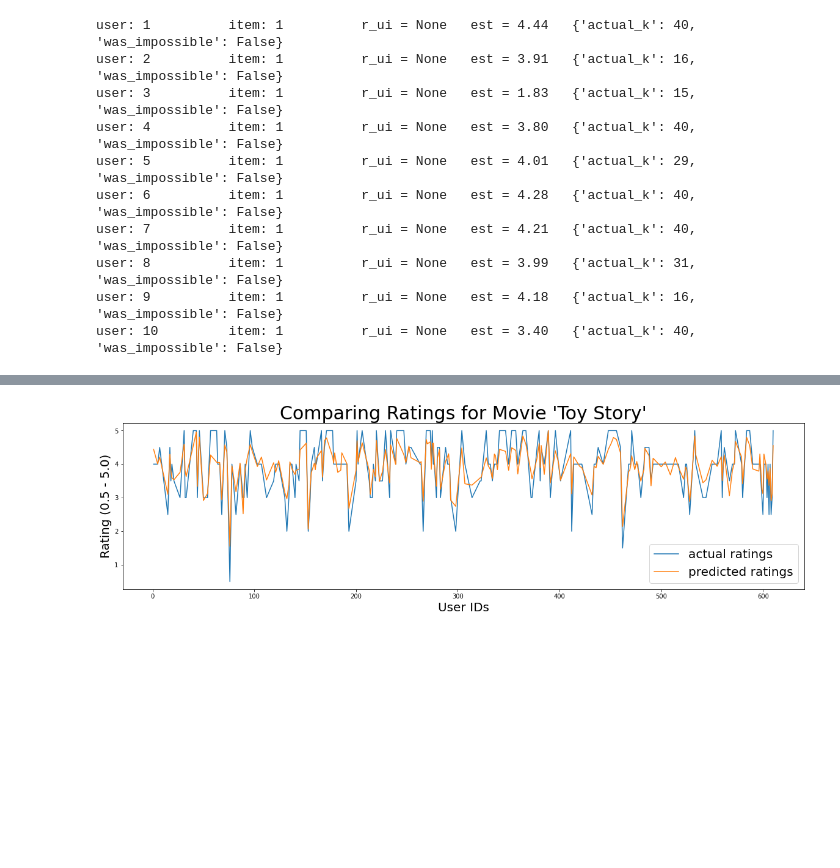
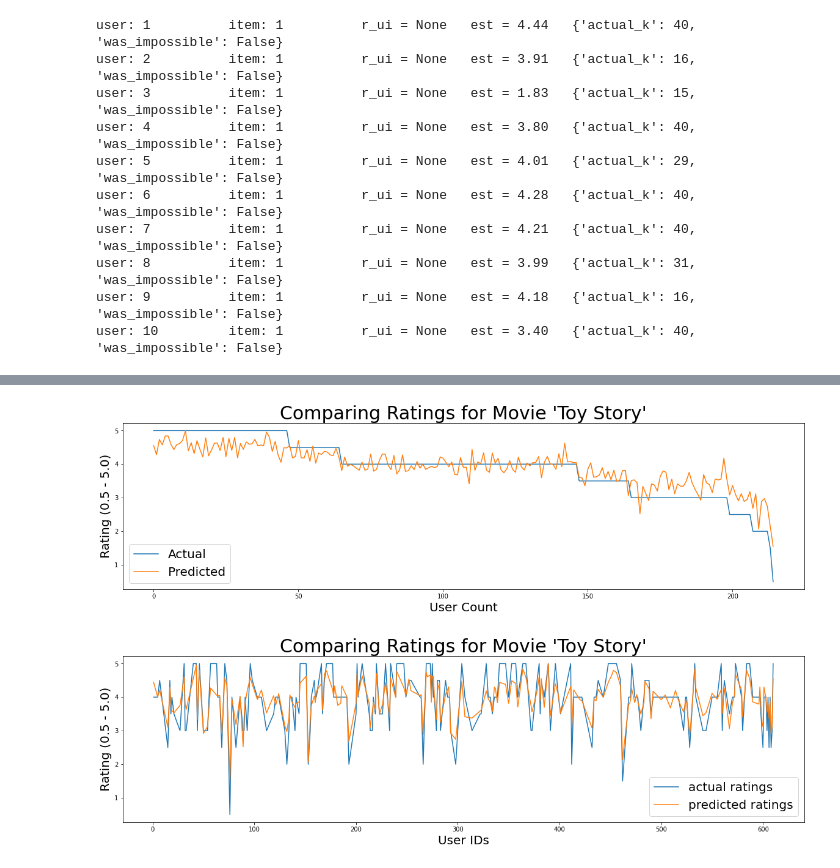
Before and after one commit to flux511/recommender-system-capstone, a Jupyter notebook: notebooks/5_ibcf_with_surprise.ipynb, the cells around one changed output, grey strips where cells are left out. Saved outputs shown, nothing was run; the diff lists cells and outputs as text; code cells hidden in the pictures; blank space fills up the shorter version.

Commit message:
update plot and outputs

```diff
--- a/notebooks/5_ibcf_with_surprise.ipynb
+++ b/notebooks/5_ibcf_with_surprise.ipynb
@@ -117,9 +114,12 @@ for index, row in movie_ratings.iterrows():
 # %%
 # make dictionaries for actual and predicted ratings
+# for TOY STORY (MOVIE ID 1)
+
 actual = {}
 predicted = {}
 
 for k, v in user_rating.items():
-    pred = algo.predict(k, 1, r_ui=v, verbose=True)
-    actual[k] = v
-    predicted[k] = pred.est
+    pred = algo.predict(k, 1, r_ui=v, verbose=False) # set verbose=True for more output
+    actual[k] = v # only needed for old version plot
+    predicted[k] = pred.est # only needed for old version plot
+    user_rating[k] = [v, pred.est] # update user dictionary
@@ -143,0 +126,6 @@ user: 610.0      item: 1          r_ui = 5.00   est = 4.55   {'actual_k': 40, 'w
+# %%
+# make a dataframe of the user_rating dictionary
+user_rat_act_pred = pd.DataFrame.from_dict(user_rating, orient='index', columns=['Actual', 'Predicted'])
+# %%
+# sort it by the actual rating in descending order
+user_rat_act_pred = user_rat_act_pred.sort_values(by='Actual', ascending=False).reset_index()
@@ -144 +160,22 @@ user: 610.0      item: 1          r_ui = 5.00   est = 4.55   {'actual_k': 40, 'w
+# %%
+# NEW VERSION
+
+# plotting movie ratings for Toy Story
+# actual vs predicted
+
+plt.rcParams["figure.figsize"] = (20,5)
+
+# drop the index column (aka User IDs) for ploting
+user_rat_act_pred.drop('index', axis=1, inplace=True)
+
+lines = user_rat_act_pred.plot.line()
+
+plt.title("Comparing Ratings for Movie 'Toy Story'", fontsize=30)
+plt.xlabel('User Count', fontsize=20)
+plt.ylabel('Rating (0.5 - 5.0)', fontsize=20)
+
+plt.legend(loc='lower left', fontsize=20)
+plt.show()
+# %% [output]
+[figure, added]
 # %%
```
Also changed, not shown: parts of 17 cells of this notebook.
